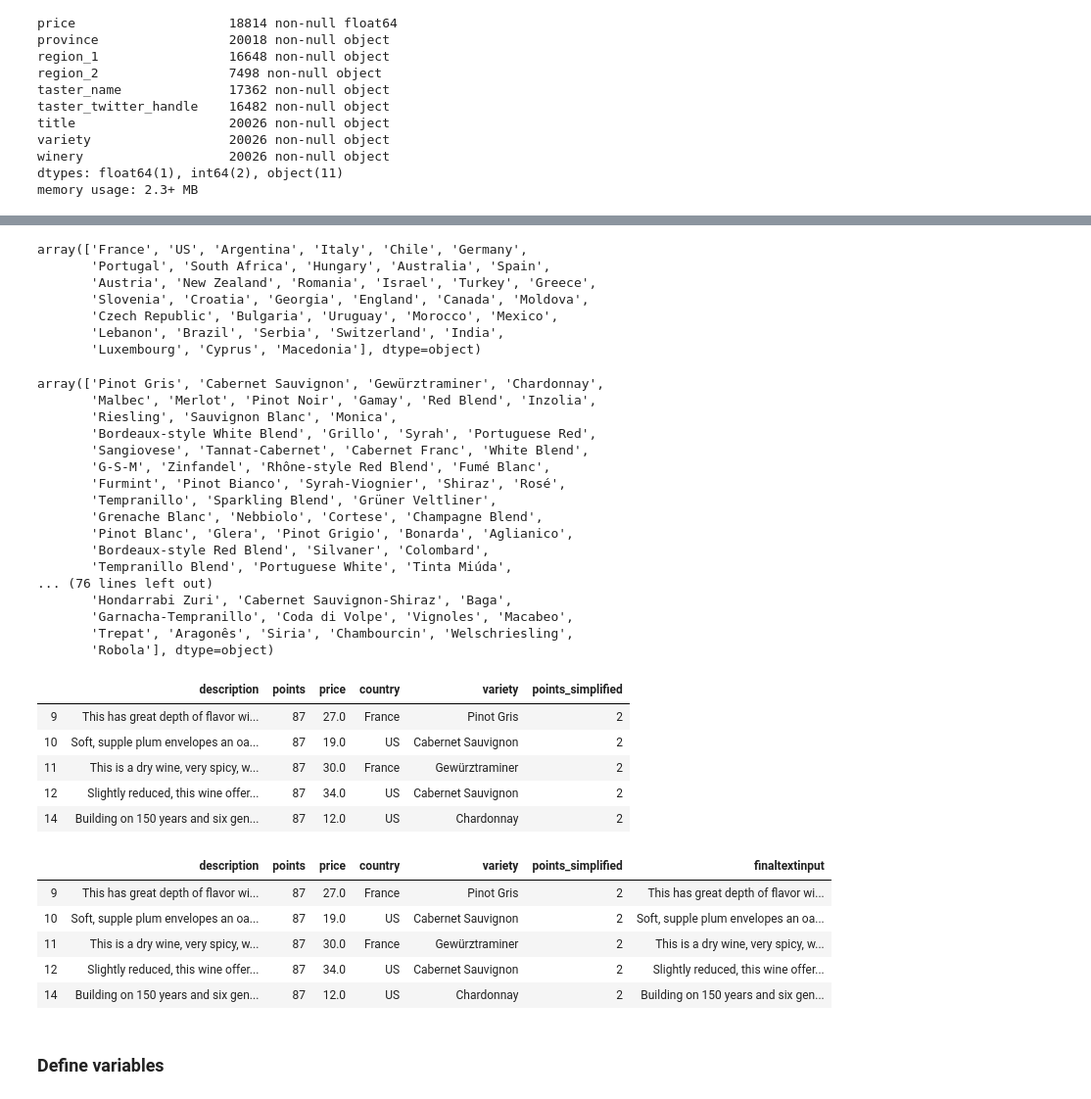
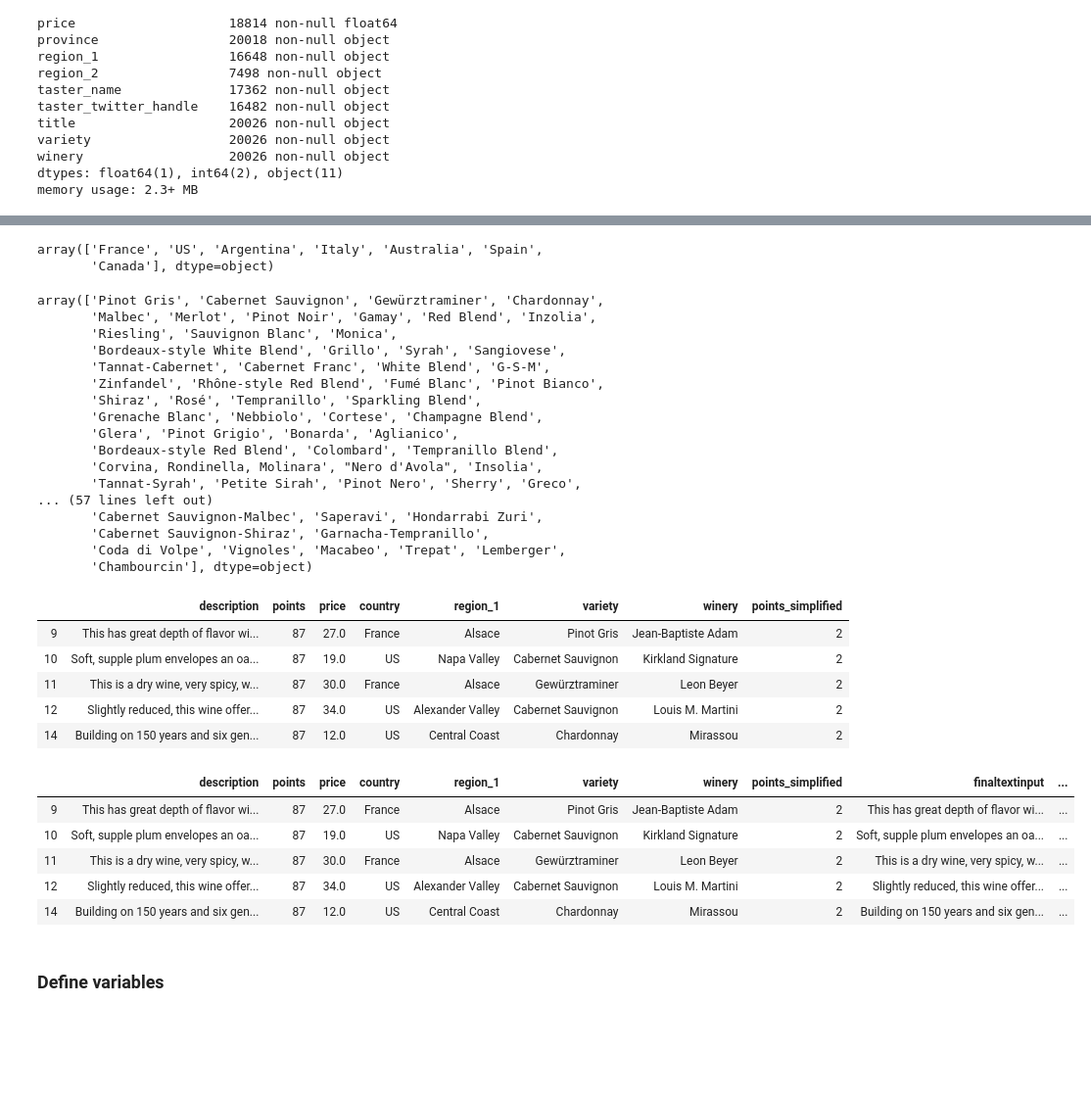
Before and after one commit to Dan-Bruen/WIne-Predictions, a Jupyter notebook: Random forest classifier w predictor-Copy1.ipynb, the cells around one changed output, grey strips where cells are left out. Shown at 98% size. Cells and saved outputs as stored; diff of their text form; code cells hidden in the pictures; blank space fills up the shorter version.

```diff
--- a/Random forest classifier w predictor-Copy1.ipynb
+++ b/Random forest classifier w predictor-Copy1.ipynb
@@ -41,11 +42,11 @@ winery                   20026 non-null object
 dtypes: float64(1), int64(2), object(11)
 memory usage: 2.3+ MB
 # %%
-parsed_data.dropna(subset=['description', 'points', 'price', 'country', "variety"], inplace=True)
-# parsed_data.dropna(subset=['description', 'points', 'price', 'country', "region_1", "variety", "winery"], inplace=True)
+# parsed_data.dropna(subset=['description', 'points', 'price', 'country', "variety"], inplace=True)
+parsed_data.dropna(subset=['description', 'points', 'price', 'country', "region_1", "variety", "winery"], inplace=True)
 # %%
-df2 = parsed_data[['description','points','price', 'country', "variety"]]
-# df2 = parsed_data[['description','points','price', 'country', "region_1", "variety", "winery"]]
+# df2 = parsed_data[['description','points','price', 'country', "variety"]]
+df2 = parsed_data[['description','points','price', 'country', "region_1", "variety", "winery"]]
 df2.info()
 df2.head()
 # %% [output]
@@ -68,33 +71,28 @@ memory usage: 881.5+ KB
 # %%
 df2['country'].unique()
 # %% [output]
-array(['France', 'US', 'Argentina', 'Italy', 'Chile', 'Germany',
-       'Portugal', 'South Africa', 'Hungary', 'Australia', 'Spain',
-       'Austria', 'New Zealand', 'Romania', 'Israel', 'Turkey', 'Greece',
-       'Slovenia', 'Croatia', 'Georgia', 'England', 'Canada', 'Moldova',
-       'Czech Republic', 'Bulgaria', 'Uruguay', 'Morocco', 'Mexico',
-       'Lebanon', 'Brazil', 'Serbia', 'Switzerland', 'India',
-       'Luxembourg', 'Cyprus', 'Macedonia'], dtype=object)
+array(['France', 'US', 'Argentina', 'Italy', 'Australia', 'Spain',
+       'Canada'], dtype=object)
 # %%
 df2['variety'].unique()
 # %% [output]
 array(['Pinot Gris', 'Cabernet Sauvignon', 'Gewürztraminer', 'Chardonnay',
        'Malbec', 'Merlot', 'Pinot Noir', 'Gamay', 'Red Blend', 'Inzolia',
        'Riesling', 'Sauvignon Blanc', 'Monica',
-       'Bordeaux-style White Blend', 'Grillo', 'Syrah', 'Portuguese Red',
-       'Sangiovese', 'Tannat-Cabernet', 'Cabernet Franc', 'White Blend',
-       'G-S-M', 'Zinfandel', 'Rhône-style Red Blend', 'Fumé Blanc',
-       'Furmint', 'Pinot Bianco', 'Syrah-Viognier', 'Shiraz', 'Rosé',
-       'Tempranillo', 'Sparkling Blend', 'Grüner Veltliner',
+       'Bordeaux-style White Blend', 'Grillo', 'Syrah', 'Sangiovese',
+       'Tannat-Cabernet', 'Cabernet Franc', 'White Blend', 'G-S-M',
+       'Zinfandel', 'Rhône-style Red Blend', 'Fumé Blanc', 'Pinot Bianco',
+       'Shiraz', 'Rosé', 'Tempranillo', 'Sparkling Blend',
        'Grenache Blanc', 'Nebbiolo', 'Cortese', 'Champagne Blend',
-       'Pinot Blanc', 'Glera', 'Pinot Grigio', 'Bonarda', 'Aglianico',
-       'Bordeaux-style Red Blend', 'Silvaner', 'Colombard',
-       'Tempranillo Blend', 'Portuguese White', 'Tinta Miúda',
-... (76 lines left out)
-       'Hondarrabi Zuri', 'Cabernet Sauvignon-Shiraz', 'Baga',
-       'Garnacha-Tempranillo', 'Coda di Volpe', 'Vignoles', 'Macabeo',
-       'Trepat', 'Aragonês', 'Siria', 'Chambourcin', 'Welschriesling',
-       'Robola'], dtype=object)
+       'Glera', 'Pinot Grigio', 'Bonarda', 'Aglianico',
+       'Bordeaux-style Red Blend', 'Colombard', 'Tempranillo Blend',
+       'Corvina, Rondinella, Molinara', "Nero d'Avola", 'Insolia',
+       'Tannat-Syrah', 'Petite Sirah', 'Pinot Nero', 'Sherry', 'Greco',
+... (57 lines left out)
+       'Cabernet Sauvignon-Malbec', 'Saperavi', 'Hondarrabi Zuri',
+       'Cabernet Sauvignon-Shiraz', 'Garnacha-Tempranillo',
+       'Coda di Volpe', 'Vignoles', 'Macabeo', 'Trepat', 'Lemberger',
+       'Chambourcin'], dtype=object)
 # %%
 # 1 -> Points 80 to 84 (Under Average wines)
 
@@ -123,24 +121,24 @@ def transform_points_simplified(points):
 df2 = df2.assign(points_simplified = df2['points'].apply(transform_points_simplified))
 df2.head()
 # %% [output]
-|  | description | points | price | country | variety | points_simplified |
-| 9 | This has great depth of flavor wi... | 87 | 27.0 | France | Pinot Gris | 2 |
-| 10 | Soft, supple plum envelopes an oa... | 87 | 19.0 | US | Cabernet Sauvignon | 2 |
-| 11 | This is a dry wine, very spicy, w... | 87 | 30.0 | France | Gewürztraminer | 2 |
-| 12 | Slightly reduced, this wine offer... | 87 | 34.0 | US | Cabernet Sauvignon | 2 |
-| 14 | Building on 150 years and six gen... | 87 | 12.0 | US | Chardonnay | 2 |
+|  | description | points | price | country | region_1 | variety | winery | points_simplified |
+| 9 | This has great depth of flavor wi... | 87 | 27.0 | France | Alsace | Pinot Gris | Jean-Baptiste Adam | 2 |
+| 10 | Soft, supple plum envelopes an oa... | 87 | 19.0 | US | Napa Valley | Cabernet Sauvignon | Kirkland Signature | 2 |
+| 11 | This is a dry wine, very spicy, w... | 87 | 30.0 | France | Alsace | Gewürztraminer | Leon Beyer | 2 |
+| 12 | Slightly reduced, this wine offer... | 87 | 34.0 | US | Alexander Valley | Cabernet Sauvignon | Louis M. Martini | 2 |
+| 14 | Building on 150 years and six gen... | 87 | 12.0 | US | Central Coast | Chardonnay | Mirassou | 2 |
 # %%
 df2['finaltextinput'] = df2['description'] + ' ' + df2['country'] + ' ' + df2['variety']
-# df2["finaltextinput2"] = df2["description"]+ " " +df2["country"]+ " " +df2["region_1"]+ " " +df2["variety"]+ " " +df2["winery"]
+df2["finaltextinput2"] = df2["description"]+ " " +df2["country"]+ " " +df2["region_1"]+ " " +df2["variety"]+ " " +df2["winery"]
 df2.head()
 # df2.iloc[0,5]
 # %% [output]
-|  | description | points | price | country | variety | points_simplified | finaltextinput |
-| 9 | This has great depth of flavor wi... | 87 | 27.0 | France | Pinot Gris | 2 | This has great depth of flavor wi... |
-| 10 | Soft, supple plum envelopes an oa... | 87 | 19.0 | US | Cabernet Sauvignon | 2 | Soft, supple plum envelopes an oa... |
-| 11 | This is a dry wine, very spicy, w... | 87 | 30.0 | France | Gewürztraminer | 2 | This is a dry wine, very spicy, w... |
-| 12 | Slightly reduced, this wine offer... | 87 | 34.0 | US | Cabernet Sauvignon | 2 | Slightly reduced, this wine offer... |
-| 14 | Building on 150 years and six gen... | 87 | 12.0 | US | Chardonnay | 2 | Building on 150 years and six gen... |
+|  | description | points | price | country | region_1 | variety | winery | points_simplified | finaltextinput | ... |
+| 9 | This has great depth of flavor wi... | 87 | 27.0 | France | Alsace | Pinot Gris | Jean-Baptiste Adam | 2 | This has great depth of flavor wi... | ... |
+| 10 | Soft, supple plum envelopes an oa... | 87 | 19.0 | US | Napa Valley | Cabernet Sauvignon | Kirkland Signature | 2 | Soft, supple plum envelopes an oa... | ... |
+| 11 | This is a dry wine, very spicy, w... | 87 | 30.0 | France | Alsace | Gewürztraminer | Leon Beyer | 2 | This is a dry wine, very spicy, w... | ... |
+| 12 | Slightly reduced, this wine offer... | 87 | 34.0 | US | Alexander Valley | Cabernet Sauvignon | Louis M. Martini | 2 | Slightly reduced, this wine offer... | ... |
+| 14 | Building on 150 years and six gen... | 87 | 12.0 | US | Central Coast | Chardonnay | Mirassou | 2 | Building on 150 years and six gen... | ... |
 # %%
 # Convert df2 to a sqlite database for reference
 from sqlalchemy import create_engine
```
Also changed, not shown: parts of 16 cells of this notebook, 4 other files.
